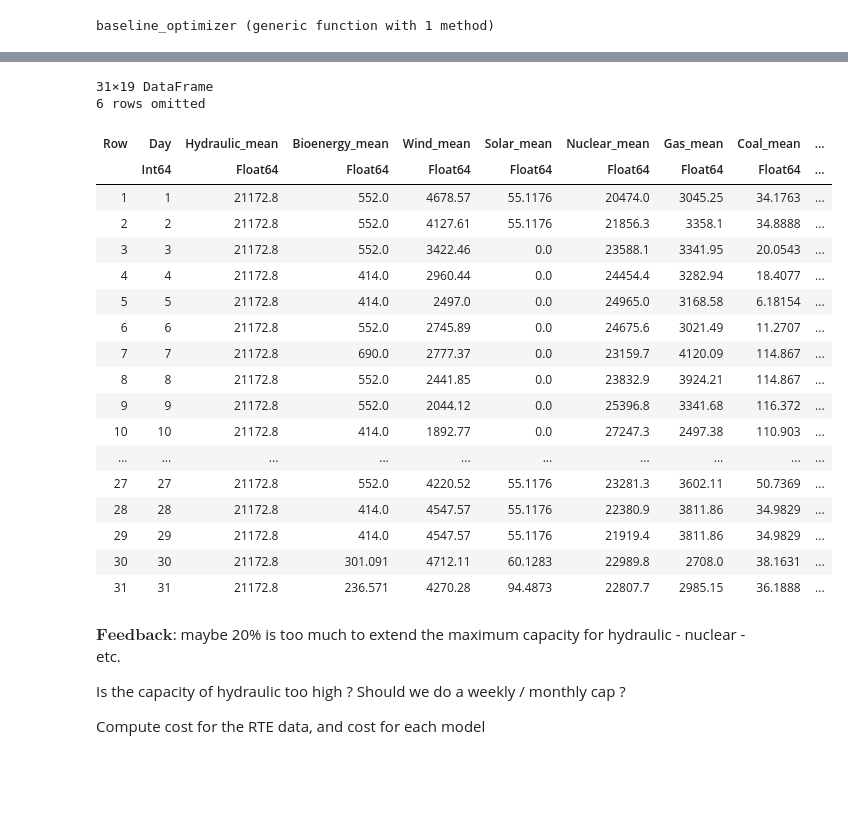
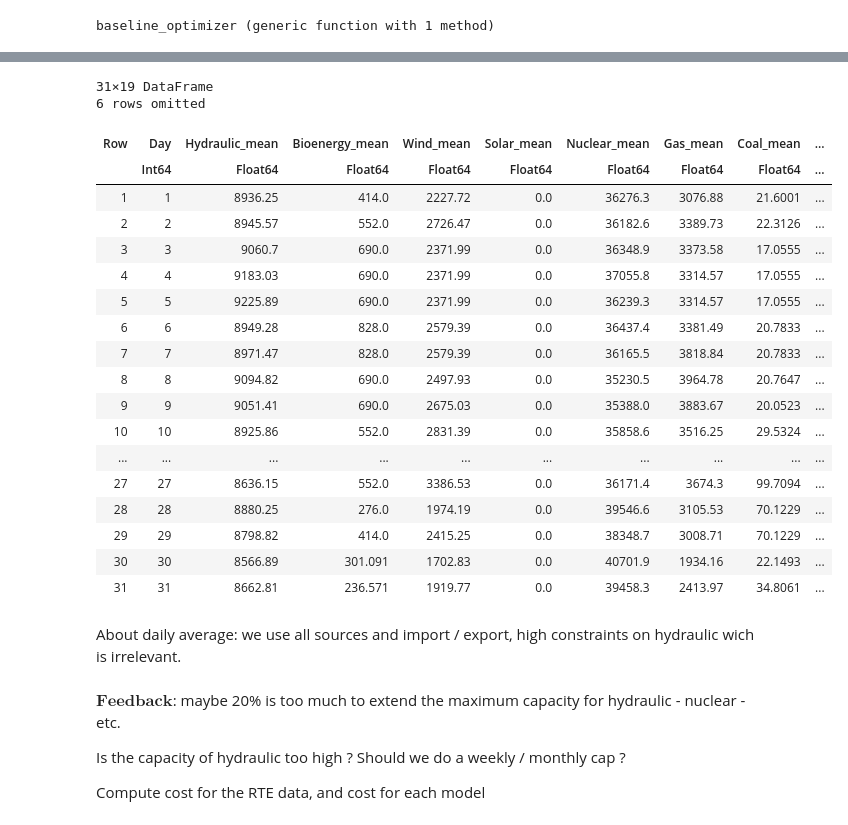
Before and after one commit to OscarCourbit/Energy-Allocation-in-France, a Jupyter notebook: Project_Problem.ipynb, the cells around one changed output, grey strips where cells are left out. Drawn from its saved outputs; the diff is of its cells as text; code cells hidden in the pictures; blank space fills up the shorter version.

```diff
--- a/Project_Problem.ipynb
+++ b/Project_Problem.ipynb
@@ -394,2 +542,6 @@ compute_neighbors_footprints (generic function with 1 method)
+# %%
+coef_eco_cost = 0.7
+df_env_impact = env_impact(coef_eco_cost)
+df_neighbors_impact = neighbors_impact(coef_eco_cost);
 # %% [markdown]
 ## Optimization Formulation
@@ -421,2 +550,7 @@ df_baseline = transform_data(df)
+# %%
+# transform dataframe
+df_transformed = transform_data(df)
+df_baseline = sustainable_df(df_transformed, df_env_impact, df_neighbors_impact);
+df_baseline = rebalance_impact(df_baseline);
 # %%
 # total hydraulic production from MWh to TWh
@@ -632,0 +833,24 @@ Real baseline cost: 5.061032927764586e10
+# %%
+model_1 = baseline_optimizer(df_baseline);
+
+# get the optimal values
+x_opt_baseline = value.(model_1[:x])
+y_opt_baseline = value.(model_1[:y])
+z_opt_baseline = value.(model_1[:z])
+
+# convert the optimal values to a dataframe
+df_opt_baseline = convert_to_df(x_opt_baseline, y_opt_baseline, z_opt_baseline, df_baseline)
+
+
+# compute the cost
+println("Real baseline cost: ", real_baseline_cost(x_opt_baseline, y_opt_baseline, z_opt_baseline, df_baseline));
+println("Production cost: ", compute_production_cost(x_opt_baseline, df_baseline));
+println("Environmental impact: ", compute_total_impact(x_opt_baseline, y_opt_baseline, df_baseline))
+print("National impact: ", compute_national_impact(x_opt_baseline, y_opt_baseline, z_opt_baseline, df_baseline))
+
+# compute proportional cost (compared to rte)
+println("\n")
+println("Proportional total cost: ", real_baseline_cost(x_opt_baseline, y_opt_baseline, z_opt_baseline, df_baseline) / total_cost_rte);
+println("Proportional Production cost: ", compute_production_cost(x_opt_baseline, df_baseline) / production_cost_rte);
+println("Proportional Environmental impact: ", compute_total_impact(x_opt_baseline, y_opt_baseline, df_baseline) / total_impact_rte)
+print("Proportional National impact: ", compute_national_impact(x_opt_baseline, y_opt_baseline, z_opt_baseline, df_baseline) / national_impact_rte)
@@ -633,28 +894,30 @@ Real baseline cost: 5.061032927764586e10
 # %%
-#df_opt
-#daily_total(df_opt)
-daily_average(df_opt)
+#df_opt_baseline
+#daily_total(df_opt_baseline)
+daily_average(df_opt_baseline)
 # %% [output]
 31×19 DataFrame
 6 rows omitted
 | Row | Day | Hydraulic_mean | Bioenergy_mean | Wind_mean | Solar_mean | Nuclear_mean | Gas_mean | Coal_mean | ... |
 |  | Int64 | Float64 | Float64 | Float64 | Float64 | Float64 | Float64 | Float64 | ... |
-| 1 | 1 | 21172.8 | 552.0 | 4678.57 | 55.1176 | 20474.0 | 3045.25 | 34.1763 | ... |
-| 2 | 2 | 21172.8 | 552.0 | 4127.61 | 55.1176 | 21856.3 | 3358.1 | 34.8888 | ... |
-| 3 | 3 | 21172.8 | 552.0 | 3422.46 | 0.0 | 23588.1 | 3341.95 | 20.0543 | ... |
-| 4 | 4 | 21172.8 | 414.0 | 2960.44 | 0.0 | 24454.4 | 3282.94 | 18.4077 | ... |
-| 5 | 5 | 21172.8 | 414.0 | 2497.0 | 0.0 | 24965.0 | 3168.58 | 6.18154 | ... |
-| 6 | 6 | 21172.8 | 552.0 | 2745.89 | 0.0 | 24675.6 | 3021.49 | 11.2707 | ... |
-| 7 | 7 | 21172.8 | 690.0 | 2777.37 | 0.0 | 23159.7 | 4120.09 | 114.867 | ... |
-| 8 | 8 | 21172.8 | 552.0 | 2441.85 | 0.0 | 23832.9 | 3924.21 | 114.867 | ... |
-| 9 | 9 | 21172.8 | 552.0 | 2044.12 | 0.0 | 25396.8 | 3341.68 | 116.372 | ... |
-| 10 | 10 | 21172.8 | 414.0 | 1892.77 | 0.0 | 27247.3 | 2497.38 | 110.903 | ... |
+| 1 | 1 | 8936.25 | 414.0 | 2227.72 | 0.0 | 36276.3 | 3076.88 | 21.6001 | ... |
+| 2 | 2 | 8945.57 | 552.0 | 2726.47 | 0.0 | 36182.6 | 3389.73 | 22.3126 | ... |
+| 3 | 3 | 9060.7 | 690.0 | 2371.99 | 0.0 | 36348.9 | 3373.58 | 17.0555 | ... |
+| 4 | 4 | 9183.03 | 690.0 | 2371.99 | 0.0 | 37055.8 | 3314.57 | 17.0555 | ... |
+| 5 | 5 | 9225.89 | 690.0 | 2371.99 | 0.0 | 36239.3 | 3314.57 | 17.0555 | ... |
+| 6 | 6 | 8949.28 | 828.0 | 2579.39 | 0.0 | 36437.4 | 3381.49 | 20.7833 | ... |
+| 7 | 7 | 8971.47 | 828.0 | 2579.39 | 0.0 | 36165.5 | 3818.84 | 20.7833 | ... |
+| 8 | 8 | 9094.82 | 690.0 | 2497.93 | 0.0 | 35230.5 | 3964.78 | 20.7647 | ... |
+| 9 | 9 | 9051.41 | 690.0 | 2675.03 | 0.0 | 35388.0 | 3883.67 | 20.0523 | ... |
+| 10 | 10 | 8925.86 | 552.0 | 2831.39 | 0.0 | 35858.6 | 3516.25 | 29.5324 | ... |
 | ... | ... | ... | ... | ... | ... | ... | ... | ... | ... |
-| 27 | 27 | 21172.8 | 552.0 | 4220.52 | 55.1176 | 23281.3 | 3602.11 | 50.7369 | ... |
-| 28 | 28 | 21172.8 | 414.0 | 4547.57 | 55.1176 | 22380.9 | 3811.86 | 34.9829 | ... |
-| 29 | 29 | 21172.8 | 414.0 | 4547.57 | 55.1176 | 21919.4 | 3811.86 | 34.9829 | ... |
-| 30 | 30 | 21172.8 | 301.091 | 4712.11 | 60.1283 | 22989.8 | 2708.0 | 38.1631 | ... |
-| 31 | 31 | 21172.8 | 236.571 | 4270.28 | 94.4873 | 22807.7 | 2985.15 | 36.1888 | ... |
+| 27 | 27 | 8636.15 | 552.0 | 3386.53 | 0.0 | 36171.4 | 3674.3 | 99.7094 | ... |
+| 28 | 28 | 8880.25 | 276.0 | 1974.19 | 0.0 | 39546.6 | 3105.53 | 70.1229 | ... |
+| 29 | 29 | 8798.82 | 414.0 | 2415.25 | 0.0 | 38348.7 | 3008.71 | 70.1229 | ... |
+| 30 | 30 | 8566.89 | 301.091 | 1702.83 | 0.0 | 40701.9 | 1934.16 | 22.1493 | ... |
+| 31 | 31 | 8662.81 | 236.571 | 1919.77 | 0.0 | 39458.3 | 2413.97 | 34.8061 | ... |
+# %% [markdown]
+About daily average: we use all sources and import / export, high constraints on hydraulic wich is irrelevant.
 # %% [markdown]
 $\textbf{Feedback}$: maybe 20% is too much to extend the maximum capacity for hydraulic - nuclear - etc.
 
```
Also changed, not shown: parts of 42 cells of this notebook, 27 other files.
